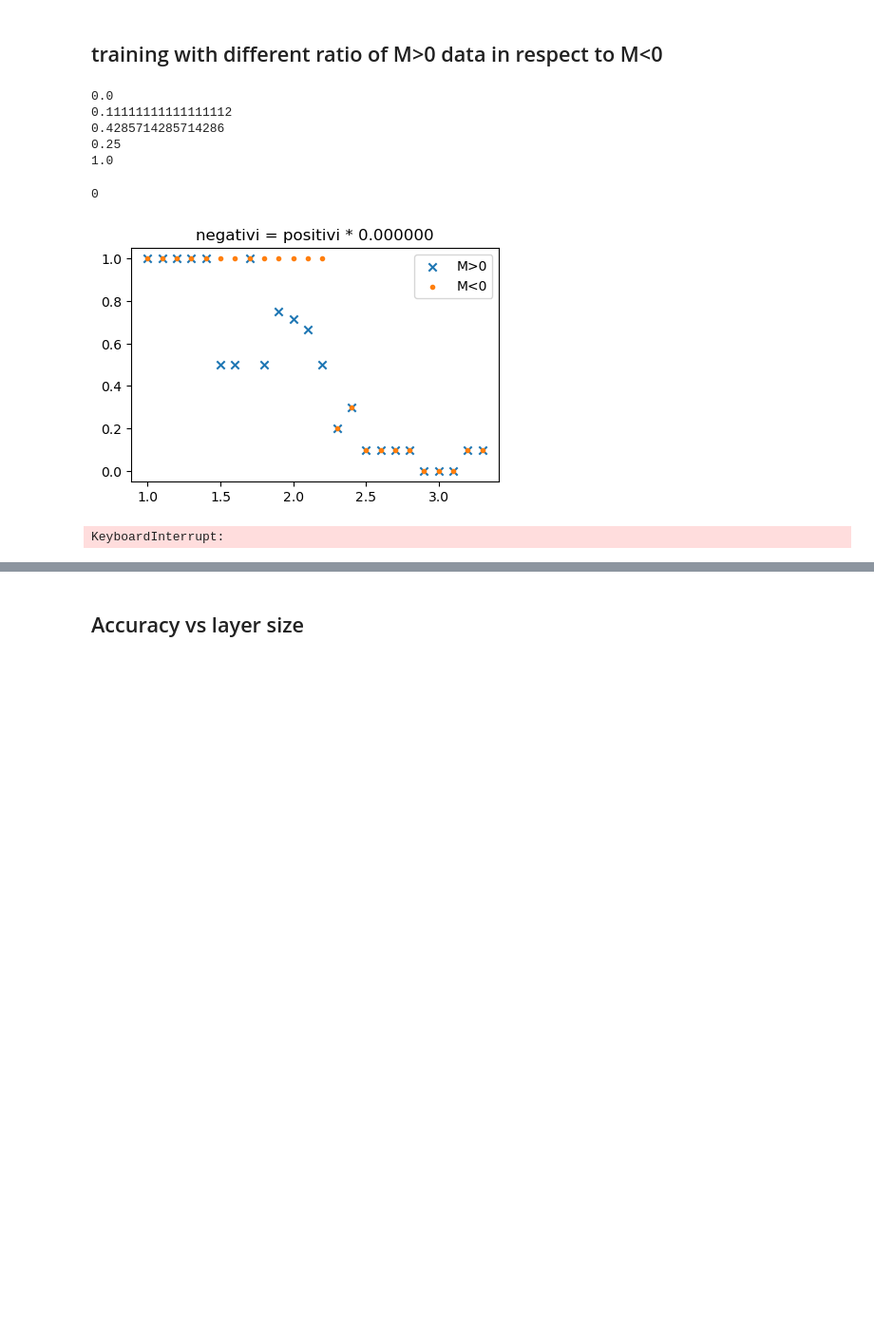
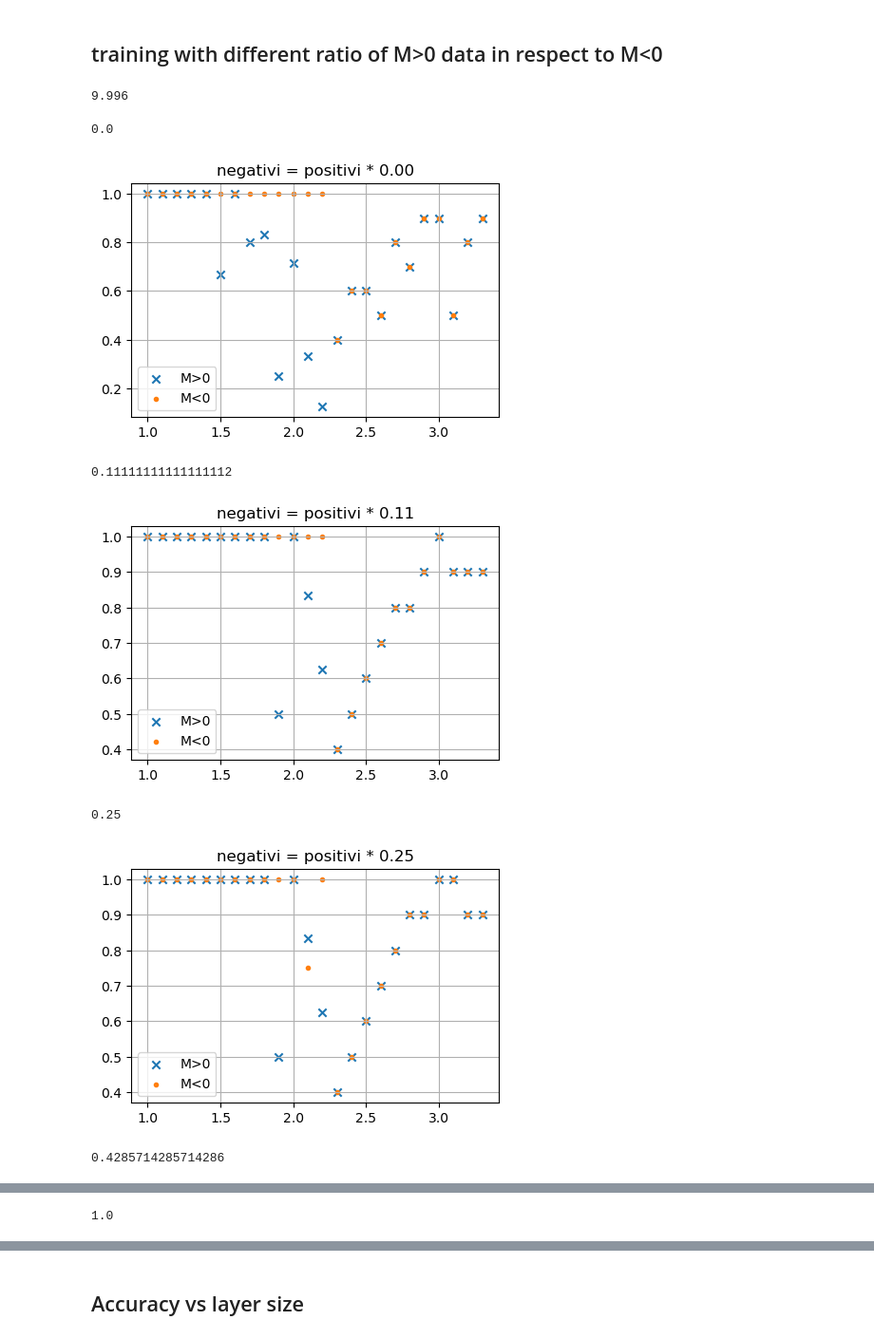
Before and after one commit to feanor3/tesi, a Jupyter notebook: analysis-symmetric-network.ipynb, the cells around one changed output, grey strips where cells are left out. Shown at 95% size. Drawn from its saved outputs; the diff is of its cells as text; code cells hidden in the pictures; blank space fills up the shorter version.

```diff
--- a/analysis-symmetric-network.ipynb
+++ b/analysis-symmetric-network.ipynb
@@ -21,5 +21,5 @@ utils.resize_data_test(10)
 # %%
 # NORMAL CLASSIFIER, TRAINED ON ALL DATA
 
-clf = utils.train_classifier(10, 'all', MLPBinary(dim_hidden=100, tolerance=1e-4, activation='relu', lr=0.01, batch_size=200, momentum=0.9, solver='sgd', alpha=0.2, power_t=0.4, n_epochs_no_update=10))
+clf = utils.train_classifier(10, 'all', MLPBinary(dim_hidden=100, tolerance=1e-4, activation='relu', lr=0.01, batch_size=200, momentum=0.9, solver='sgd', alpha=0.1, power_t=0.4, n_epochs_no_update=10))
 # %% [output]
@@ -78,9 +138,13 @@ Data with 2.0 < T < 2.4: 0.75
 # %% [markdown]
 ## training with different ratio of M>0 data in respect to M<0
+# %%
+max(temp)
+# %% [output]
+9.996
 # %%
 # questo per il training
-data = np.load(f"data/{L}_test_tanti.npy").reshape(-1, 100)
-temp = np.load(f"data/{L}_temp_tanti.npy").reshape(-1,)
+data = np.load(f"data/{L}_train.npy").reshape(-1, 100)
+temp = np.load(f"data/{L}_train_temp.npy").reshape(-1,)
 n = data.shape[0]
 # target value
 t = (temp > T_CRIT).astype(int)
@@ -125,42 +189,37 @@ mask = (np.sum(data_bassi, axis=2) < 0)
 data_test_M_neg = [data_bassi[i][mask[i]] for i in range(data_bassi.shape[0])]
 temp_test_M_neg = temp_test[:13,0]
 t_test_M_neg = np.zeros(13)
-# %%
-for x in [0, 0.1, 0.3, 0.2, 0.5]:
-    print(x/(1-x))
-# %% [output]
-0.0
-0.11111111111111112
-0.4285714285714286
-0.25
-1.0
 # %%
 A = 2770
 for x in [0, 0.1, 0.2, 0.3, 0.5]:
-    f = i / (1-x)
+    f = x / (1-x)
     a, b, c = 0, int(f*A), int((1+f)*A)
     z = np.concatenate((data_M_pos, data_M_neg[:b], data_M_null[:c]))
     zz = np.concatenate((t_M_pos, t_M_neg[:b], t_M_null[:c]))
     data_val = data_M_neg
     t_val = t_M_neg
 
     data_train, t_train, _, _ = utils.get_training_data(z, zz, 0)
 
     clf = MLPBinary(dim_hidden=100, tolerance=1e-4, activation='relu', lr=0.01, batch_size=200, momentum=0.9, solver='sgd', alpha=0.2, power_t=0.4, n_epochs_no_update=10)
     clf.fit(data_train, t_train, X_val=data_val, t_val=t_val)
 
     acc_pos = [clf.score(data_test_M_pos[i], t_test_M_pos[i]) for i in range(13)]
     acc_neg = [clf.score(data_test_M_neg[i], t_test_M_neg[i]) for i in range(13)]
     acc_null = [clf.score(data_test_M_null[i, :,:], t_test_M_null[i]) for i in range(11)]
     temps = np.arange(1, 3.4, 0.1)
-    print(f)
     plt.figure(figsize=(5,3.2))
     plt.scatter(temps, acc_pos + acc_null, marker='x')
     plt.scatter(temps, acc_neg + acc_null, marker='.')
+    plt.set_ylabel('Accuracy')
     plt.legend(['M>0', 'M<0'])
-    plt.title(f'negativi = positivi * {f:2f}')
-    plt.show()
+    plt.title(f'negativi = positivi * {f:.2f}')
+    plt.grid(True)
 # %% [output]
-0
+0.0
-[figure, old version]
+[figure, new version]
-KeyboardInterrupt:
+0.11111111111111112
+[figure, added]
+0.25
+[figure, added]
+0.4285714285714286
@@ -166,0 +227 @@ KeyboardInterrupt:
+1.0
```
Also changed, not shown: parts of 7 cells of this notebook, 3 other files.
